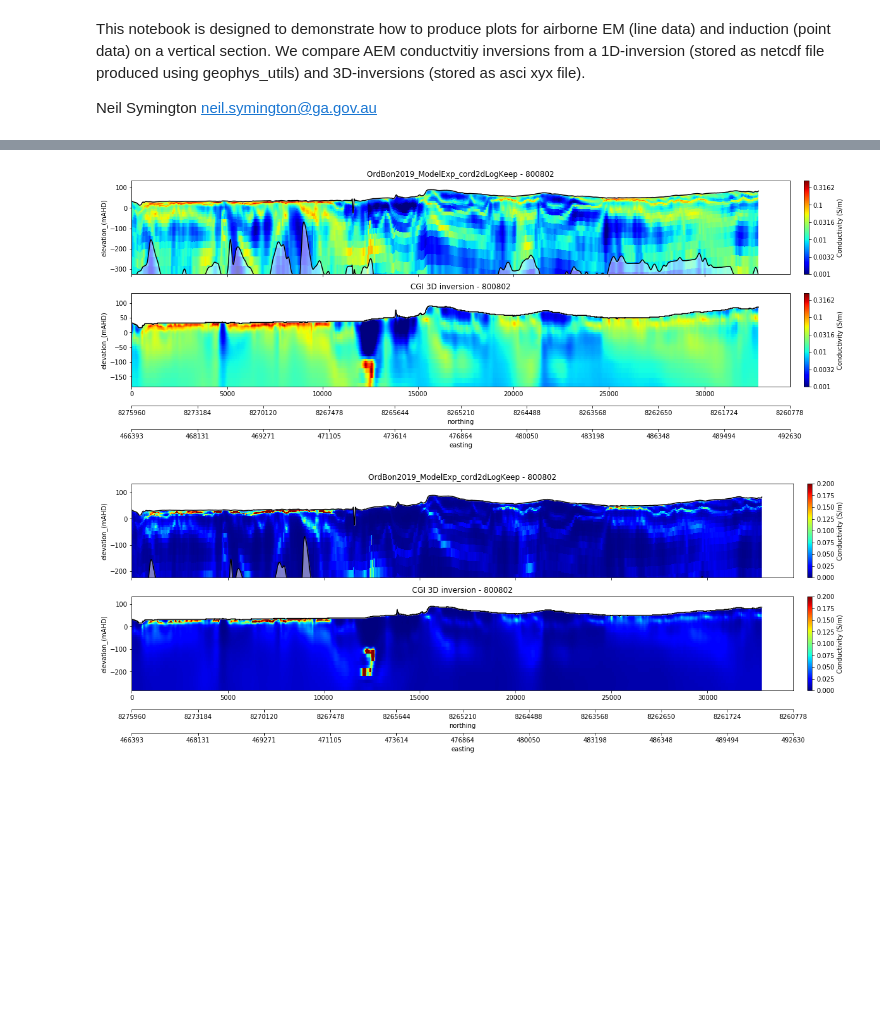
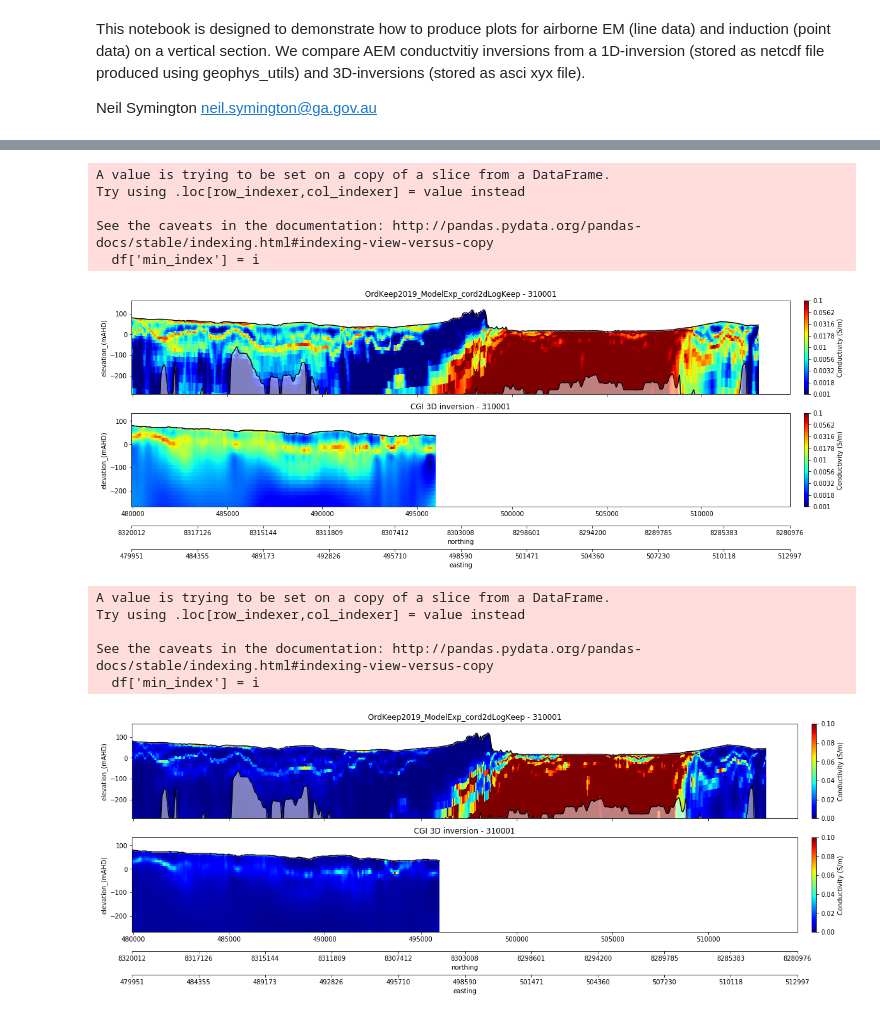
Before and after one commit to GeoscienceAustralia/hydrogeol_utils, a Jupyter notebook: notebooks/plotting_CGI_vs_NBC.ipynb, the cells around one changed output, grey strips where cells are left out. Drawn from its saved outputs; the diff is of its cells as text; code cells hidden in the pictures; blank space fills up the shorter version.

```diff
--- a/notebooks/plotting_CGI_vs_NBC.ipynb
+++ b/notebooks/plotting_CGI_vs_NBC.ipynb
@@ -152,20 +139,24 @@ KeyboardInterrupt:
 header = ['easting', 'northing', 'elevation_centre',
           'elevation', 'conductivity']
 
-indir = r"\\prod.lan\active\proj\futurex\East_Kimberley\Data\Processed\Geophysics\AEM\CGI_OB_3D_AEM_models\delivered\20190517\combined"
+indir = r"\\prod.lan\active\proj\futurex\East_Kimberley\Data\Processed\Geophysics\AEM\CGI_OB_3D_AEM_models\delivered\20190523\OrdKeep"
 
 CGI_gridded_data = {}
 
+custom_files = ['Keep_L800602_xyzzc.txt']
+
 for dirpath, dirnames, filenames in os.walk(indir):
-
-    for filename in [f for f in filenames if f.endswith('_xyzzc.txt')]:
+    for filename in [f for f in filenames if f in custom_files]:
+    #for filename in [f for f in filenames if f.endswith('_xyzzc.txt')]:
         print(filename)
+        line= int(filename.split('_')[1][1:])
         file = os.path.join(dirpath, filename)
         # Open as a numpy array
         a = np.loadtxt(file)
         # REplace null values with npnan
         a[a == 1e-08] = np.nan
         # Lex sort the array on elevation then on easting
+        # This is requried for the gridding function to work
         new_a = a[np.lexsort((a[:,0],a[:,3]))]
         # Process in the same way as original file
         CGI_conductivity = {}
@@ -177,6 +168,5 @@ for dirpath, dirnames, filenames in os.walk(indir):
 
 
 
-
 lines = list(CGI_gridded_data.keys())
 # %% [output]
@@ -202,7 +173,0 @@ grid = np.nan*np.ones(shape = (elevations.shape[0], sorted_coords.shape[0]),
-# %%
-# Here we recreate the array as it is normally presented
-
-# NOte this is a short term solution and far preferable
-# is writing a workflow for dealing with it directly
-for i in range(len(elevations)):
-    for j in range(len(sorted_coords)):
@@ -242,7 +174,3 @@ plt.show()
-# %%
-# Trial this
-
-CGI_gridded_data[lines[0]]['conductivity'] = np.flipud(grid)
 # %%
 # Create an instance of plots for gridding the data
 plots = plot_utils.ConductivitySectionPlot(ek_cond, ek_dat)
@@ -361,7 +289,7 @@ df_induction_resampled = pd.DataFrame(columns=['borehole_id', 'X', 'Y', 'Depth',
 
 for item in df_induction['borehole_id'].unique():
     mask= df_induction['borehole_id'] == item
-    break
+
     new_depths = np.arange(math.ceil(df_induction[mask]['Depth'].min()),
                            math.floor(df_induction[mask]['Depth'].max()),1.)
 
@@ -387,16 +315,16 @@ panel_settings = {'panel_1': {'variable': 'conductivity',
                              'panel_kwargs': {'title': 'AEM conductivity',
                                               'max_depth': 300, 'shade_doi': True, 'colourbar': True,
                                               'colourbar_label': 'Conductivity (S/m)',
-                                             'log_plot': True, 'vmin': 0.001, 'vmax': 0.5,
+                                             'log_plot': True, 'vmin': 0.001, 'vmax': 0.1,
                                              'cmap': 'jet', 'ylabel': 'elevation_(mAHD)'},
                              'height_ratio': 1},
 
                  'panel_2': {'variable': 'conductivity',
                              'plot_type': 'grid',
                              'panel_kwargs': {'title': 'AEM conductivity',
-                                              'max_depth': 200, 'shade_doi': False, 'colourbar': True,
+                                              'max_depth': 300, 'shade_doi': False, 'colourbar': True,
                                               'colourbar_label': 'Conductivity (S/m)',
-                                             'log_plot': True, 'vmin': 0.001, 'vmax': 0.5,
+                                             'log_plot': True, 'vmin': 0.001, 'vmax': 0.1,
                                             'cmap': 'jet', 'ylabel': 'elevation_(mAHD)'},
                              'height_ratio': 1}}
 
@@ -409,13 +337,15 @@ fig, ax_array = plt.subplots(len(panel_settings), 1, figsize=(20, 6), sharex = T
                                                                                   'height_ratio')})
 
 plot_utils.plot_grid(ax_array[0], gridded_variables[line], 'conductivity',
-                    plot_utils.unpack_plot_settings(panel_settings, "panel_kwargs")[0])
+                    plot_utils.unpack_plot_settings(panel_settings, "panel_kwargs")[0],
+                    x_ax_var = 'easting')
 
 # We will only plot certain bores
 
 
 plot_utils.plot_grid(ax_array[1], CGI_gridded_data[line], 'conductivity',
-                    plot_utils.unpack_plot_settings(panel_settings, "panel_kwargs")[1])
+                    plot_utils.unpack_plot_settings(panel_settings, "panel_kwargs")[1],
+                    x_ax_var = 'easting')
 
 
 for bore in df_induction['borehole_id'].unique():
@@ -423,47 +353,52 @@ for bore in df_induction['borehole_id'].unique():
     mask = (df_induction_resampled['borehole_id'] == bore)
 
 
     for ax in ax_array:
         plot_utils.add_downhole_log_data(ax, df_induction_resampled[mask], gridded_variables[line],
                                          'Apparent_conductivity', ['X','Y'], cmap='jet',
-                                         colour_stretch=[0.001, 0.5], log_stretch = True,
-                                         max_distance=200., stick_thickness=200.)
+                                         colour_stretch=[0.001, 0.1], log_stretch = True,
+                                         max_distance=200., stick_thickness=80.)
 
 
 
-ax_array[0].set_title("OrdBon2019_ModelExp_cord2dLogKeep - " + str(line))
+ax_array[0].set_title("OrdKeep2019_ModelExp_cord2dLogKeep - " + str(line))
 
 ax_array[1].set_title("CGI 3D inversion - " + str(line))
 
 ax_pos = plot_utils.align_axes(ax_array)
 
     # Add axis with northing at the bottom of the plot
 
 plot_utils.add_axis_coords('northing', gridded_variables[line]['northing'], ax_array[-1], ax_pos[1], offset=-0.2)
 
 plot_utils.add_axis_coords('easting', gridded_variables[line]['easting'], ax_array[-1], ax_pos[1], offset=-0.45)
 
-outdir = r"\\prod.lan\active\proj\futurex\East_Kimberley\Data\Processed\Geophysics\AEM\CGI_OB_3D_AEM_models\delivered\20190517\sections"
+outdir = r"\\prod.lan\active\proj\futurex\East_Kimberley\Data\Processed\Geophysics\AEM\CGI_OB_3D_AEM_models\delivered\20190523\OrdKeep\sections"
 
 if not os.path.exists(outdir):
     os.makedirs(outdir)
 
 outfile = os.path.join(outdir, str(line) + "_comparison_plot_log.png")
 
 plt.savefig(outfile, dpi=300)
 
 plt.show()
 # %% [output]
+A value is trying to be set on a copy of a slice from a DataFrame.
+Try using .loc[row_indexer,col_indexer] = value instead
+
+See the caveats in the documentation: http://pandas.pydata.org/pandas-docs/stable/indexing.html#indexing-view-versus-copy
+  df['min_index'] = i
-[figure, old version]
+[figure, new version]
 # %%
 
 # Plot with linear stretch showing near surface
 panel_settings = {'panel_1': {'variable': 'conductivity',
                              'plot_type': 'grid',
                              'panel_kwargs': {'title': 'AEM conductivity',
-                                              'max_depth': 200, 'shade_doi': True, 'colourbar': True,
+                                              'max_depth': 300, 'shade_doi': True, 'colourbar': True,
                                               'colourbar_label': 'Conductivity (S/m)',
-                                             'log_plot': False, 'vmin': 0., 'vmax': 0.2,
+                                             'log_plot': False, 'vmin': 0., 'vmax': 0.1,
                                              'cmap': 'jet', 'ylabel': 'elevation_(mAHD)'},
                              'height_ratio': 1},
 
@@ -472,7 +407,7 @@ panel_settings = {'panel_1': {'variable': 'conductivity',
                              'panel_kwargs': {'title': 'AEM conductivity',
                                               'max_depth':300, 'shade_doi': False, 'colourbar': True,
                                               'colourbar_label': 'Conductivity (S/m)',
-                                             'log_plot': False, 'vmin': 0., 'vmax': 0.2,
+                                             'log_plot': False, 'vmin': 0., 'vmax': 0.1,
                                             'cmap': 'jet', 'ylabel': 'elevation_(mAHD)'},
                              'height_ratio': 1}}
 
@@ -484,13 +419,15 @@ fig, ax_array = plt.subplots(len(panel_settings), 1, figsize=(20, 6), sharex = T
                                                   plot_utils.unpack_plot_settings(panel_settings,'height_ratio')})
 
 plot_utils.plot_grid(ax_array[0], gridded_variables[line], 'conductivity',
-                    plot_utils.unpack_plot_settings(panel_settings, "panel_kwargs")[0])
+                    plot_utils.unpack_plot_settings(panel_settings, "panel_kwargs")[0],
+                    x_ax_var = 'easting')
 
 # We will only plot certain bores
 
 
 plot_utils.plot_grid(ax_array[1], CGI_gridded_data[line], 'conductivity',
-                    plot_utils.unpack_plot_settings(panel_settings, "panel_kwargs")[1])
+                    plot_utils.unpack_plot_settings(panel_settings, "panel_kwargs")[1],
+                    x_ax_var = 'easting')
 
 
 for bore in df_induction['borehole_id'].unique():
@@ -501,12 +438,12 @@ for bore in df_induction['borehole_id'].unique():
     for ax in ax_array:
         plot_utils.add_downhole_log_data(ax, df_induction_resampled[mask], gridded_variables[line],
                                          'Apparent_conductivity', ['X','Y'], cmap='jet',
-                                         colour_stretch=[0.001, 0.5], log_stretch = True,
-                                         max_distance=200., stick_thickness=200.)
+                                         colour_stretch=[0., 0.2], log_stretch = False,
+                                         max_distance=200., stick_thickness=80.)
 
 
 
-ax_array[0].set_title("OrdBon2019_ModelExp_cord2dLogKeep - " + str(line))
+ax_array[0].set_title("OrdKeep2019_ModelExp_cord2dLogKeep - " + str(line))
 
 ax_array[1].set_title("CGI 3D inversion - " + str(line))
 
@@ -518,7 +455,8 @@ plot_utils.add_axis_coords('northing', gridded_variables[line]['northing'], ax_a
 
 plot_utils.add_axis_coords('easting', gridded_variables[line]['easting'], ax_array[-1], ax_pos[1], offset=-0.45)
 
-outdir = r"\\prod.lan\active\proj\futurex\East_Kimberley\Data\Processed\Geophysics\AEM\CGI_OB_3D_AEM_models\delivered\20190517\sections"
+#outdir = r"\\prod.lan\active\proj\futurex\East_Kimberley\Data\Processed\Geophysics\AEM\CGI_OB_3D_AEM_models\delivered\20190523\Bonaparte\sections"
+
 
 outfile = os.path.join(outdir, str(line) + "_comparison_plot_linear.png")
 
@@ -526,4 +464,9 @@ plt.savefig(outfile, dpi=300)
 
 plt.show()
 # %% [output]
+A value is trying to be set on a copy of a slice from a DataFrame.
+Try using .loc[row_indexer,col_indexer] = value instead
+
+See the caveats in the documentation: http://pandas.pydata.org/pandas-docs/stable/indexing.html#indexing-view-versus-copy
+  df['min_index'] = i
-[figure, old version]
+[figure, new version]
```
Also changed, not shown: parts of 11 cells of this notebook, 10 other files.
